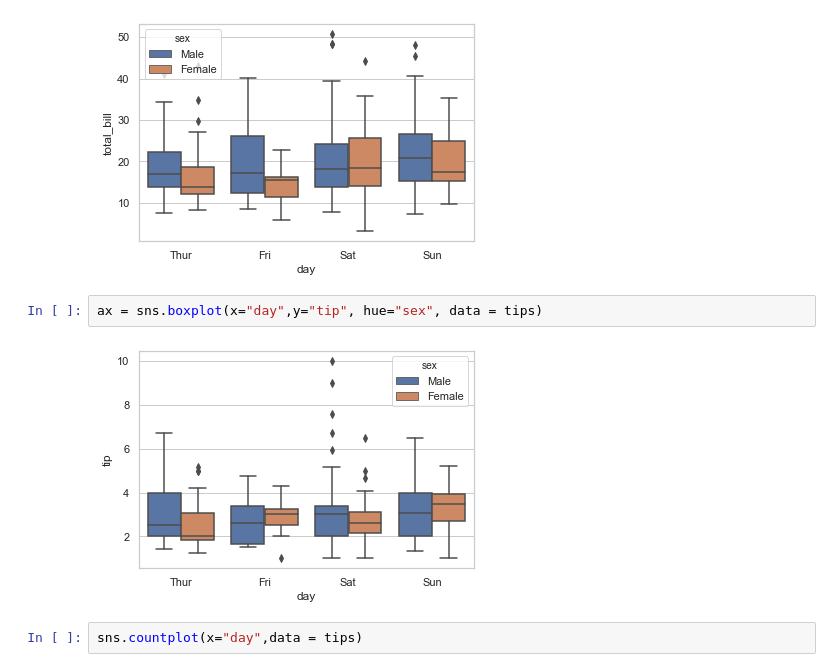
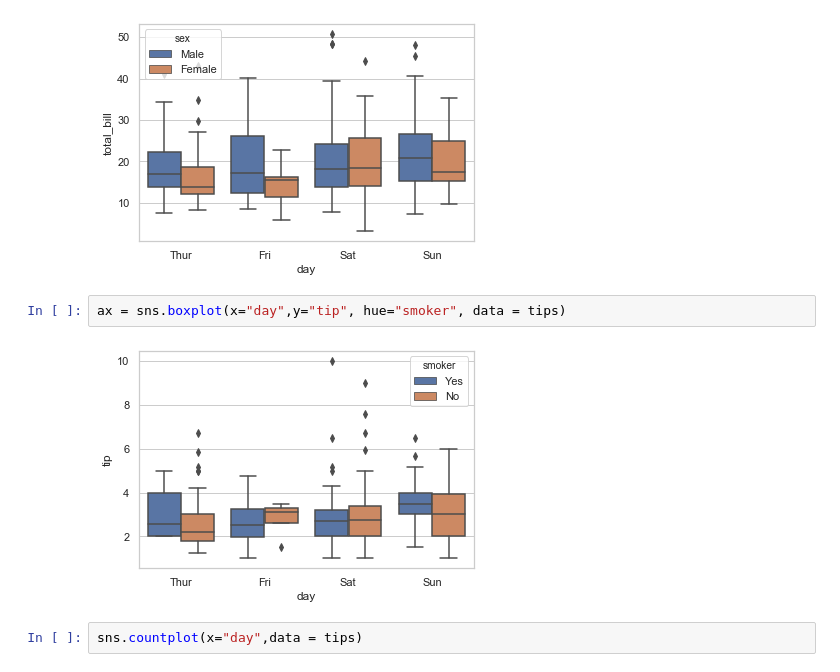
Before and after one commit to srikanthpragada/DS_03_AUG_2020, a Jupyter notebook: plots/seaborn_demo.ipynb, the cells around one changed output. Cells and saved outputs as stored; diff of their text form.

```diff
--- a/plots/seaborn_demo.ipynb
+++ b/plots/seaborn_demo.ipynb
@@ -22,9 +22,9 @@ ax = sns.boxplot(x="day",y="total_bill", hue="sex", data = tips)
 # %% [output]
 [figure]
 # %%
-ax = sns.boxplot(x="day",y="tip", hue="sex", data = tips)
+ax = sns.boxplot(x="day",y="tip", hue="smoker", data = tips)
 # %% [output]
-[figure, old version]
+[figure, new version]
 # %%
 sns.countplot(x="day",data = tips)
 # %% [output]
```
Also changed, not shown: parts of 3 cells of this notebook, 2 other files.
